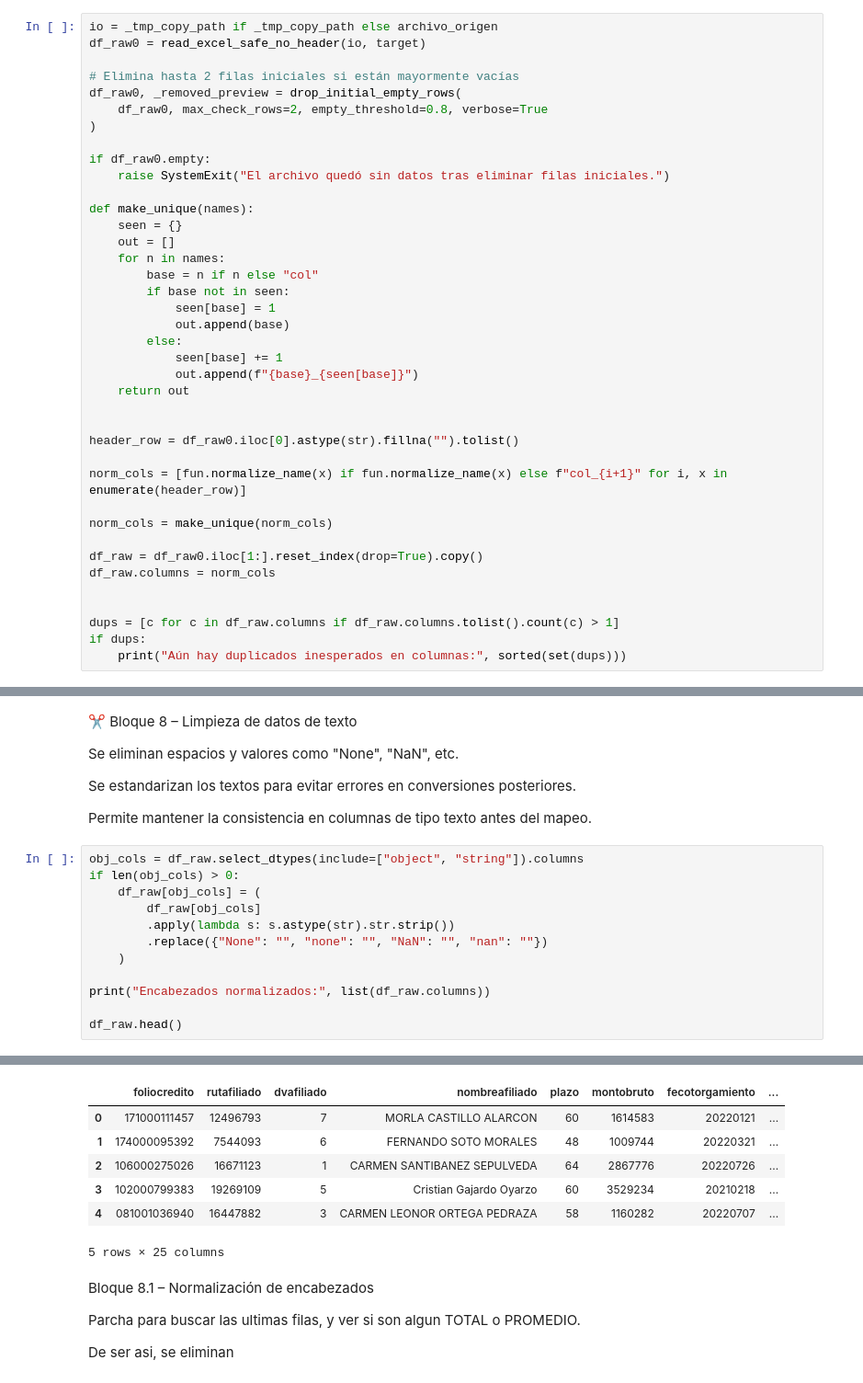
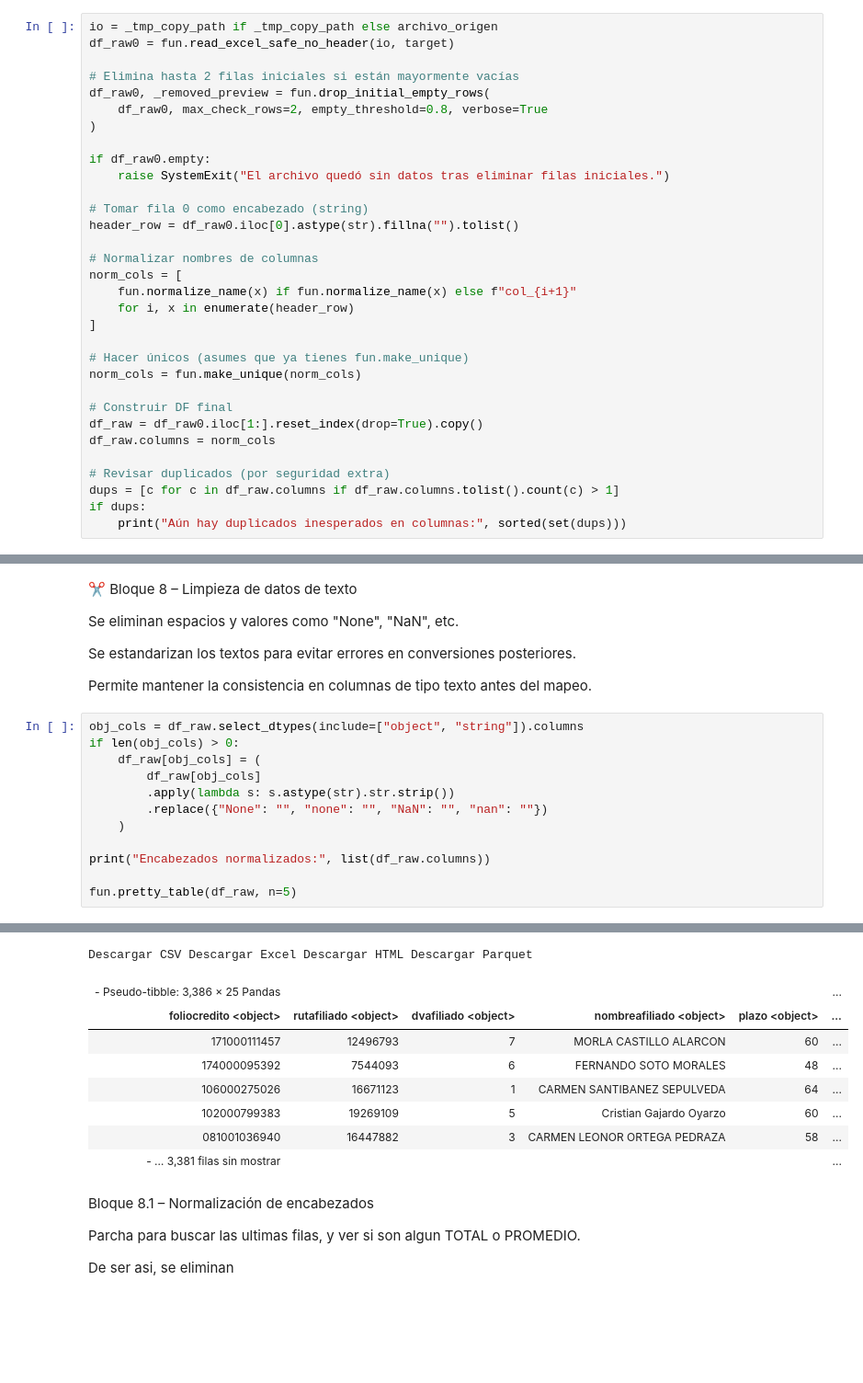
Before and after one commit to sura-movilidad/traspaso-innominados, a Jupyter notebook: new_source/new_notebooks/Conosur.ipynb, the cells around one changed output, grey strips where cells are left out. Shown at 92% size. Cells and saved outputs as stored; diff of their text form; blank space fills up the shorter version.

```diff
--- a/new_source/new_notebooks/Conosur.ipynb
+++ b/new_source/new_notebooks/Conosur.ipynb
@@ -273,40 +212,33 @@ Se garantiza que todos los encabezados sean únicos para evitar conflictos.
 Esto genera un DataFrame estructurado y fácil de manipular.
 # %%
 io = _tmp_copy_path if _tmp_copy_path else archivo_origen
-df_raw0 = read_excel_safe_no_header(io, target)
+df_raw0 = fun.read_excel_safe_no_header(io, target)
 
 # Elimina hasta 2 filas iniciales si están mayormente vacías
-df_raw0, _removed_preview = drop_initial_empty_rows(
+df_raw0, _removed_preview = fun.drop_initial_empty_rows(
     df_raw0, max_check_rows=2, empty_threshold=0.8, verbose=True
 )
 
 if df_raw0.empty:
     raise SystemExit("El archivo quedó sin datos tras eliminar filas iniciales.")
 
-def make_unique(names):
-    seen = {}
-    out = []
-    for n in names:
-        base = n if n else "col"
-        if base not in seen:
-            seen[base] = 1
-            out.append(base)
-        else:
-            seen[base] += 1
-            out.append(f"{base}_{seen[base]}")
-    return out
-
-
+# Tomar fila 0 como encabezado (string)
 header_row = df_raw0.iloc[0].astype(str).fillna("").tolist()
 
-norm_cols = [fun.normalize_name(x) if fun.normalize_name(x) else f"col_{i+1}" for i, x in enumerate(header_row)]
+# Normalizar nombres de columnas
+norm_cols = [
+    fun.normalize_name(x) if fun.normalize_name(x) else f"col_{i+1}"
+    for i, x in enumerate(header_row)
+]
 
-norm_cols = make_unique(norm_cols)
+# Hacer únicos (asumes que ya tienes fun.make_unique)
+norm_cols = fun.make_unique(norm_cols)
 
+# Construir DF final
 df_raw = df_raw0.iloc[1:].reset_index(drop=True).copy()
 df_raw.columns = norm_cols
 
-
+# Revisar duplicados (por seguridad extra)
 dups = [c for c in df_raw.columns if df_raw.columns.tolist().count(c) > 1]
 if dups:
     print("Aún hay duplicados inesperados en columnas:", sorted(set(dups)))
@@ -330,24 +264,26 @@ Permite mantener la consistencia en columnas de tipo texto antes del mapeo.
 # %%
 obj_cols = df_raw.select_dtypes(include=["object", "string"]).columns
 if len(obj_cols) > 0:
     df_raw[obj_cols] = (
         df_raw[obj_cols]
         .apply(lambda s: s.astype(str).str.strip())
         .replace({"None": "", "none": "", "NaN": "", "nan": ""})
     )
 
 print("Encabezados normalizados:", list(df_raw.columns))
 
-df_raw.head()
+fun.pretty_table(df_raw, n=5)
 # %% [output]
 Encabezados normalizados: ['foliocredito', 'rutafiliado', 'dvafiliado', 'nombreafiliado', 'plazo', 'montobruto', 'fecotorgamiento', 'fechaprimervto', 'fechaultimovto', 'valorcuota', 'fechaprima', 'pri ...
+Descargar CSV Descargar Excel Descargar HTML Descargar Parquet
-|  | foliocredito | rutafiliado | dvafiliado | nombreafiliado | plazo | montobruto | fecotorgamiento | ... |
-| 0 | 171000111457 | 12496793 | 7 | MORLA CASTILLO ALARCON | 60 | 1614583 | 20220121 | ... |
-| 1 | 174000095392 | 7544093 | 6 | FERNANDO SOTO MORALES | 48 | 1009744 | 20220321 | ... |
-| 2 | 106000275026 | 16671123 | 1 | CARMEN SANTIBANEZ SEPULVEDA | 64 | 2867776 | 20220726 | ... |
-| 3 | 102000799383 | 19269109 | 5 | Cristian Gajardo Oyarzo | 60 | 3529234 | 20210218 | ... |
-| 4 | 081001036940 | 16447882 | 3 | CARMEN LEONOR ORTEGA PEDRAZA | 58 | 1160282 | 20220707 | ... |
+| - Pseudo-tibble: 3,386 × 25 Pandas |  |  |  |  | ... |
+| foliocredito <object> | rutafiliado <object> | dvafiliado <object> | nombreafiliado <object> | plazo <object> | ... |
+| 171000111457 | 12496793 | 7 | MORLA CASTILLO ALARCON | 60 | ... |
+| 174000095392 | 7544093 | 6 | FERNANDO SOTO MORALES | 48 | ... |
+| 106000275026 | 16671123 | 1 | CARMEN SANTIBANEZ SEPULVEDA | 64 | ... |
+| 102000799383 | 19269109 | 5 | Cristian Gajardo Oyarzo | 60 | ... |
+| 081001036940 | 16447882 | 3 | CARMEN LEONOR ORTEGA PEDRAZA | 58 | ... |
+| - … 3,381 filas sin mostrar |  |  |  |  | ... |
-5 rows × 25 columns
 # %% [markdown]
 Bloque 8.1 – Normalización de encabezados
 
```
Also changed, not shown: parts of 20 cells of this notebook, 1 other file.
